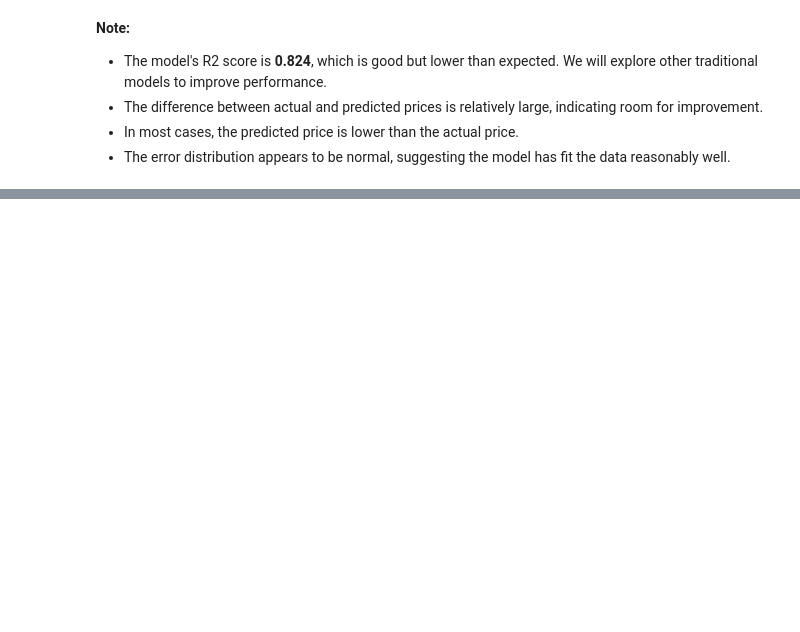
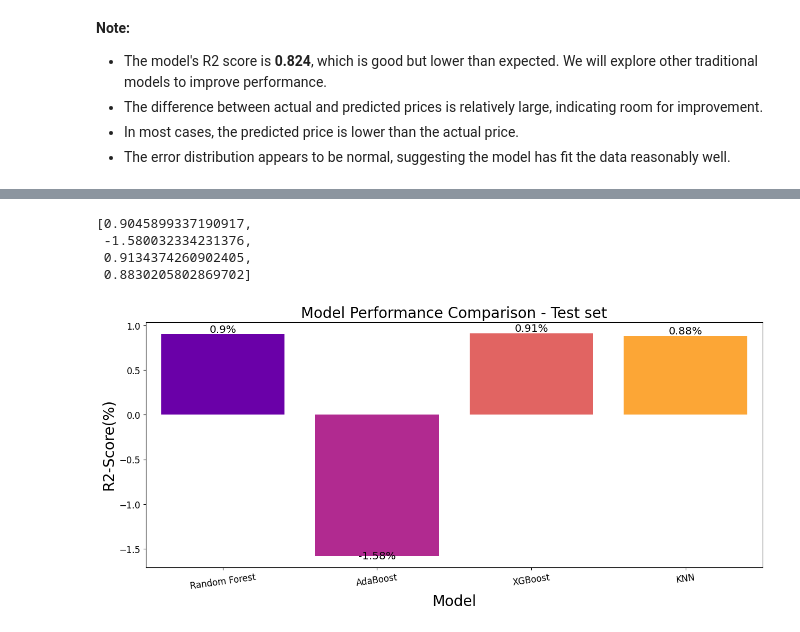
Before and after one commit to Prasadkurapati/CarDataAnalysis, a Jupyter notebook: script.ipynb, the cells around one changed output, grey strips where cells are left out. Saved outputs shown, nothing was run; the diff lists cells and outputs as text; code cells hidden in the pictures; blank space fills up the shorter version.

```diff
--- a/script.ipynb
+++ b/script.ipynb
@@ -724,0 +731,4 @@ for _ in range(10):
+# %%
+scores_metric = {"R2-Score":make_scorer(r2_score),
+                 "MAE":make_scorer(mean_absolute_error),
+                 "MSE":make_scorer(mean_squared_error)}
@@ -724,0 +759,38 @@ for _ in range(10):
+# %%
+def trainer(X_train, y_train, X_test, y_test):
+    models = [['Random Forest', RandomForestRegressor(n_estimators=124)],
+             ['AdaBoost', AdaBoostRegressor(loss='square', n_estimators=1000)],
+             ['XGBoost', XGBRegressor(tree_method='hist', n_estimators=1000)],
+             ['KNN', KNeighborsRegressor(weights='distance')]]
+
+    scores = []
+
+    print(Back.RED + Fore.BLACK + Style.BRIGHT + '⁜⁜ STARTING THE PROCESS... ⁜⁜\n\n')
+    print(Back.RESET)
+
+    for model_name, model in models:
+
+        print(Fore.LIGHTRED_EX + 'Cross validating the ' + model_name + ' model...\n')
+        model = model
+        result = cross_validate(model, X_train, y_train, cv=5, verbose=1, scoring=scores_metric)
+
+        for key, value in result.items():
+            print(f"{Fore.BLUE}{key}: {Fore.RED}{np.mean(value):.3f} {Fore.BLUE}+- {Fore.RED}{np.std(value):.3f}")
+
+        print(Fore.LIGHTGREEN_EX + '\nTraining...')
+        model.fit(X_train, y_train)
+
+        print(Fore.LIGHTGREEN_EX + 'Predicting...\n')
+        pred = model.predict(X_test)
+
+        scores.append(r2_score(y_test, pred))
+        print(f"{Fore.BLUE}{model_name} Test R2-Score: {Fore.RED}{r2_score(y_test, pred):.3f}")
+        print(f"{Fore.BLUE}{model_name} Test MAE:      {Fore.RED}{mean_absolute_error(y_test, pred):.3f}")
+
+        print('\n' + Fore.BLACK + Back.WHITE + '⁜⁜⁜⁜⁜⁜⁜⁜⁜⁜⁜⁜⁜⁜⁜⁜⁜⁜⁜⁜⁜⁜⁜⁜⁜⁜⁜⁜⁜⁜⁜⁜⁜⁜⁜⁜⁜\n' + Back.RESET)
+
+    print('\n\n\n' + Back.RED + Fore.BLACK + Style.BRIGHT + '⁜⁜ PROCESS COMPLETED! ⁜⁜')
+
+    return scores
+# %%
+scores = trainer(X_train, y_train, X_test, y_test)
@@ -724,0 +815,11 @@ for _ in range(10):
+# %%
+scores
+# %% [output]
+[0.9045899337190917,
+ -1.580032334231376,
+ 0.9134374260902405,
+ 0.8830205802869702]
+# %%
+score_vis(scores)
+# %% [output]
+[figure, added]
```
Also changed, not shown: parts of 24 cells of this notebook.
